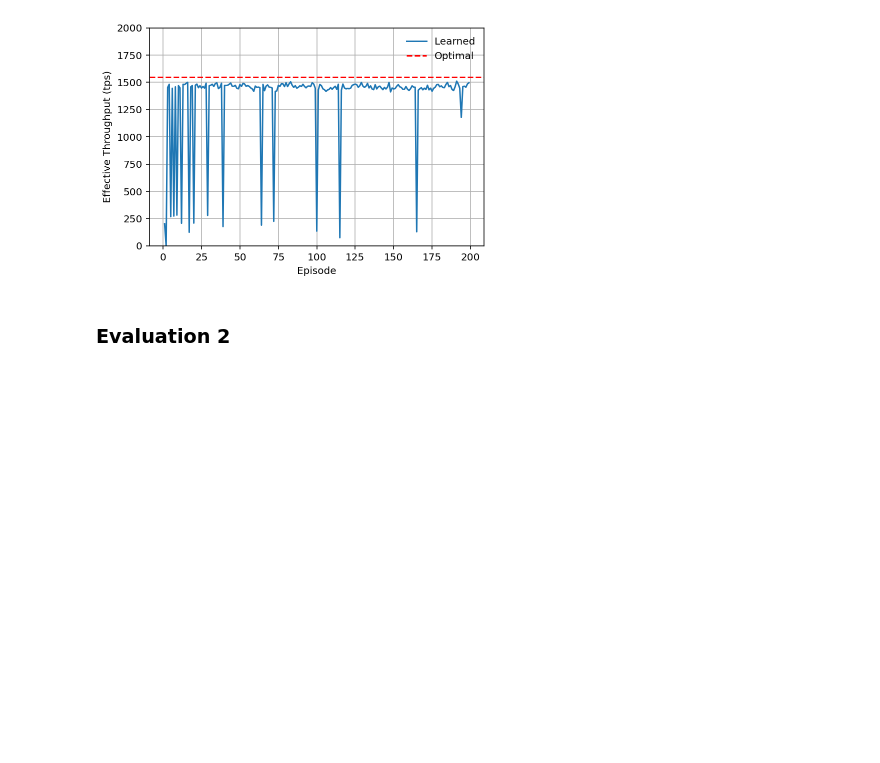
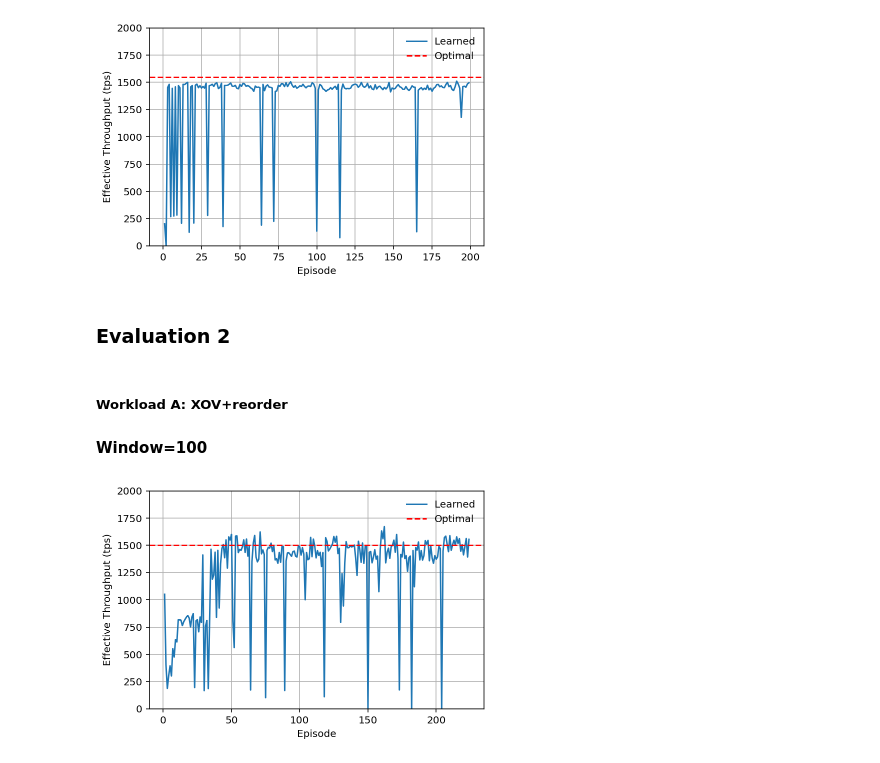
Before and after one commit to chenyuanwu/AdaChain, a Jupyter notebook: src/learning/evaluation.ipynb, the cells around one changed output. Drawn from its saved outputs; the diff is of its cells as text; code cells hidden in the pictures; blank space fills up the shorter version.

```diff
--- a/src/learning/evaluation.ipynb
+++ b/src/learning/evaluation.ipynb
@@ -115,3 +115,12 @@ exp1_plot_throughput('ts_seed_ox.csv', 2000, 1550)
 [figure]
 # %% [markdown]
 ### Evaluation 2
+# %% [markdown]
+##### Workload A: XOV+reorder
+# %% [markdown]
+**Window=100**
+# %%
+exp1_plot_throughput('ts_seed_xov_reorder_15min.csv', 2000, 1500)
+# effective transactions entire run = 981355.
+# %% [output]
+[figure, added]
```
Also changed, not shown: parts of 11 cells of this notebook, 1 other file.
